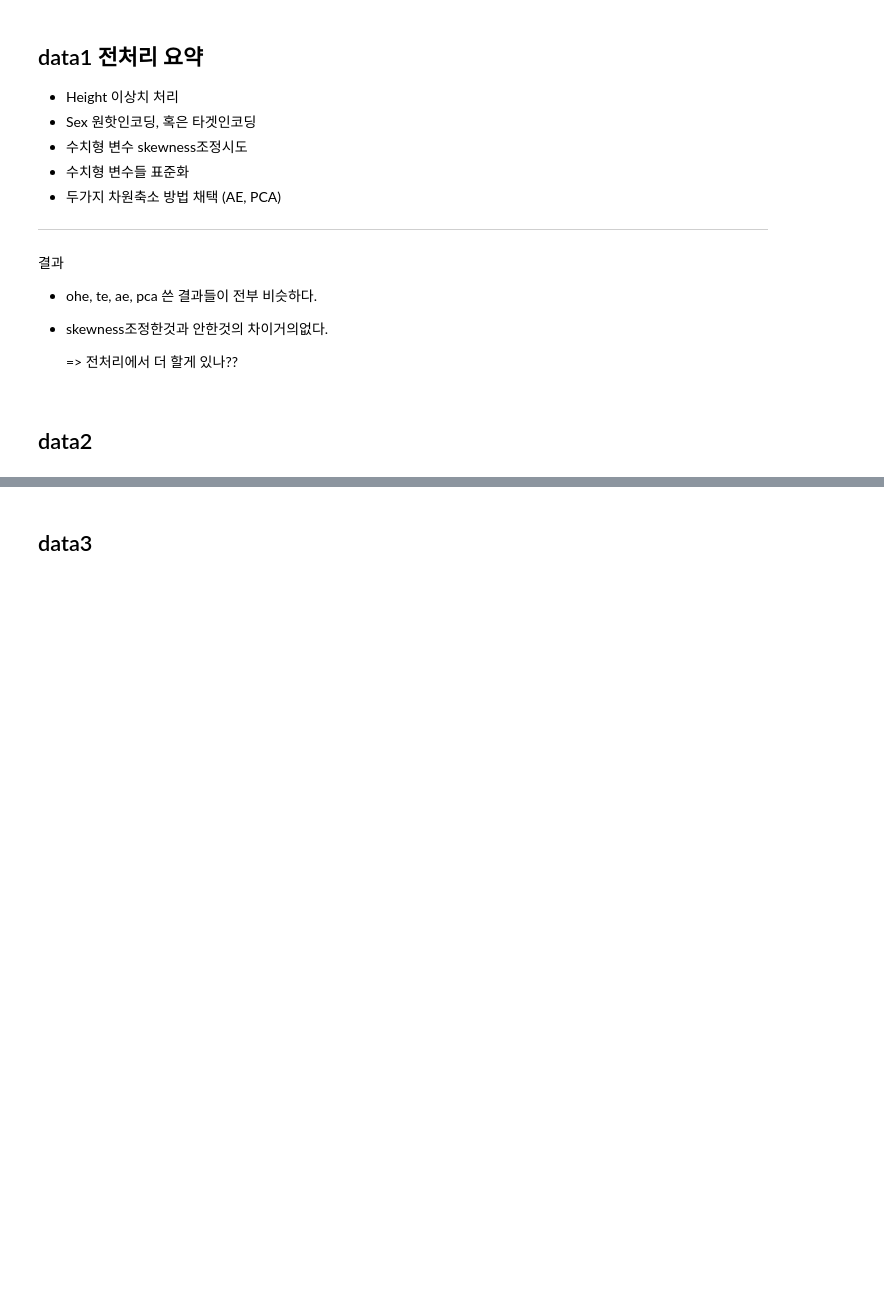
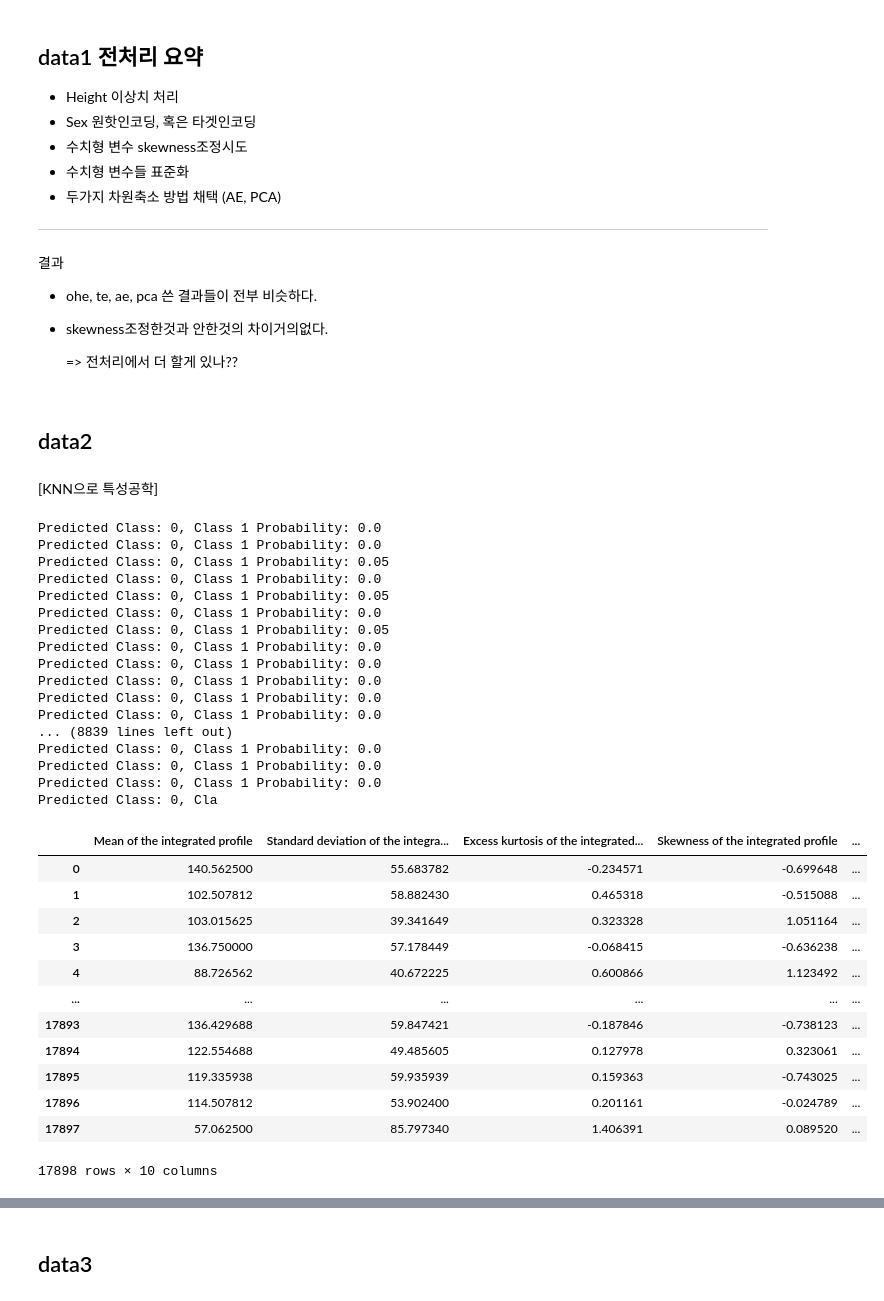
Before and after one commit to bgh2104/AIB_TP1, a Jupyter notebook: preprocessing.ipynb, the cells around one changed output, grey strips where cells are left out. Drawn from its saved outputs; the diff is of its cells as text; code cells hidden in the pictures; blank space fills up the shorter version.

```diff
--- a/preprocessing.ipynb
+++ b/preprocessing.ipynb
@@ -349,3 +499,66 @@ pca mean rmse : 2.2542313412077624
     => 전처리에서 더 할게 있나??
 # %% [markdown]
 ## data2
+# %% [markdown]
+[KNN으로 특성공학]
+# %%
+df2 = pd.read_csv('data/binary_classification_data.csv')
+
+X = df2.drop('target_class', axis=1)
+y = df2['target_class']
+
+X_train, X_test, y_train, y_test = train_test_split(X, y, test_size=0.2, random_state=42)
+# %%
+from sklearn.neighbors import KNeighborsClassifier
+
+
+# KNN 모델 생성 및 훈련
+knn = KNeighborsClassifier(n_neighbors=20) #하이퍼파라미터로 조정 필요
+knn.fit(X, y)
+
+# 테스트 데이터에 대한 클래스 1에 속할 확률 확인
+class_probabilities = knn.predict_proba(X)[:, 1]
+
+# 예측 결과와 클래스 1에 속할 확률 출력
+
+for i, prob_class_1 in enumerate(class_probabilities):
+    pred_class = knn.predict(X[i:i+1])[0]
+    print(f"Predicted Class: {pred_class}, Class 1 Probability: {prob_class_1}")
+
+result_df = pd.DataFrame({'Class 1 Probability': class_probabilities})
+
+df2_knn = df2
+
+combined_df = pd.concat([df2_knn, result_df], axis=1)
+combined_df
+# %% [output]
+Predicted Class: 0, Class 1 Probability: 0.0
+Predicted Class: 0, Class 1 Probability: 0.0
+Predicted Class: 0, Class 1 Probability: 0.05
+Predicted Class: 0, Class 1 Probability: 0.0
+Predicted Class: 0, Class 1 Probability: 0.05
+Predicted Class: 0, Class 1 Probability: 0.0
+Predicted Class: 0, Class 1 Probability: 0.05
+Predicted Class: 0, Class 1 Probability: 0.0
+Predicted Class: 0, Class 1 Probability: 0.0
+Predicted Class: 0, Class 1 Probability: 0.0
+Predicted Class: 0, Class 1 Probability: 0.0
+Predicted Class: 0, Class 1 Probability: 0.0
+... (8839 lines left out)
+Predicted Class: 0, Class 1 Probability: 0.0
+Predicted Class: 0, Class 1 Probability: 0.0
+Predicted Class: 0, Class 1 Probability: 0.0
+Predicted Class: 0, Cla
+|  | Mean of the integrated profile | Standard deviation of the integra... | Excess kurtosis of the integrated... | Skewness of the integrated profile | ... |
+| 0 | 140.562500 | 55.683782 | -0.234571 | -0.699648 | ... |
+| 1 | 102.507812 | 58.882430 | 0.465318 | -0.515088 | ... |
+| 2 | 103.015625 | 39.341649 | 0.323328 | 1.051164 | ... |
+| 3 | 136.750000 | 57.178449 | -0.068415 | -0.636238 | ... |
+| 4 | 88.726562 | 40.672225 | 0.600866 | 1.123492 | ... |
+| ... | ... | ... | ... | ... | ... |
+| 17893 | 136.429688 | 59.847421 | -0.187846 | -0.738123 | ... |
+| 17894 | 122.554688 | 49.485605 | 0.127978 | 0.323061 | ... |
+| 17895 | 119.335938 | 59.935939 | 0.159363 | -0.743025 | ... |
+| 17896 | 114.507812 | 53.902400 | 0.201161 | -0.024789 | ... |
+| 17897 | 57.062500 | 85.797340 | 1.406391 | 0.089520 | ... |
+17898 rows × 10 columns
```
Also changed, not shown: parts of 9 cells of this notebook, 1 other file.
